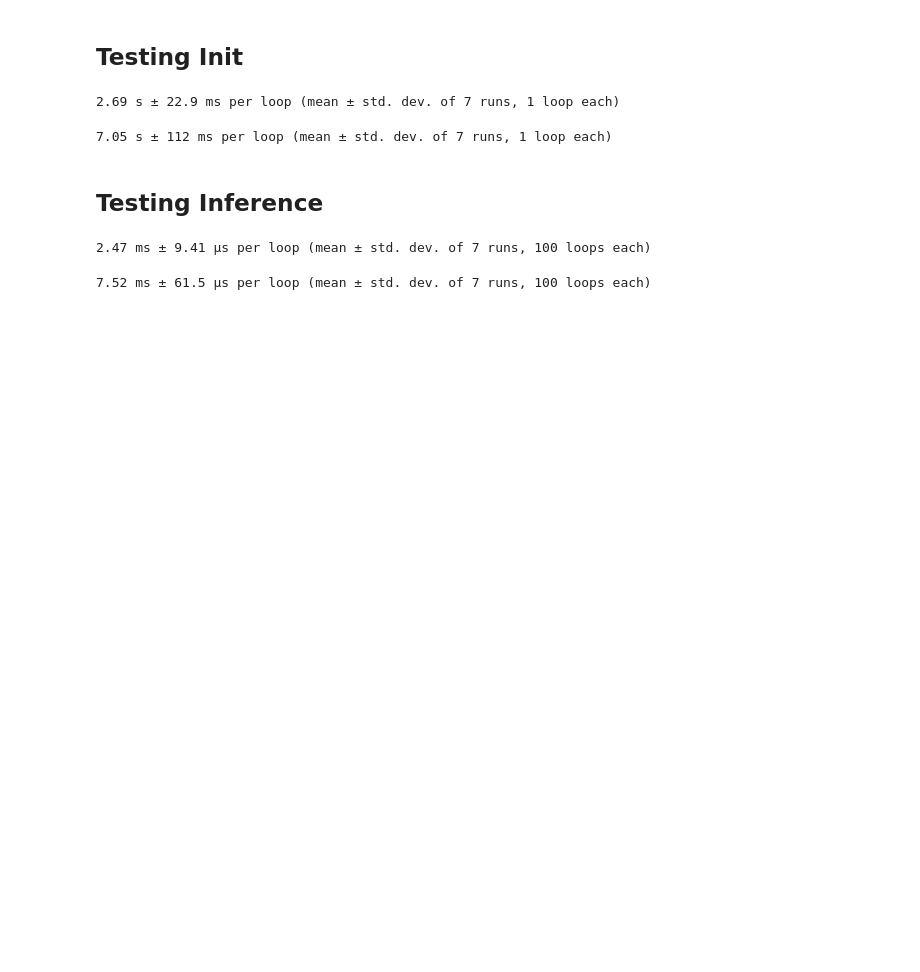
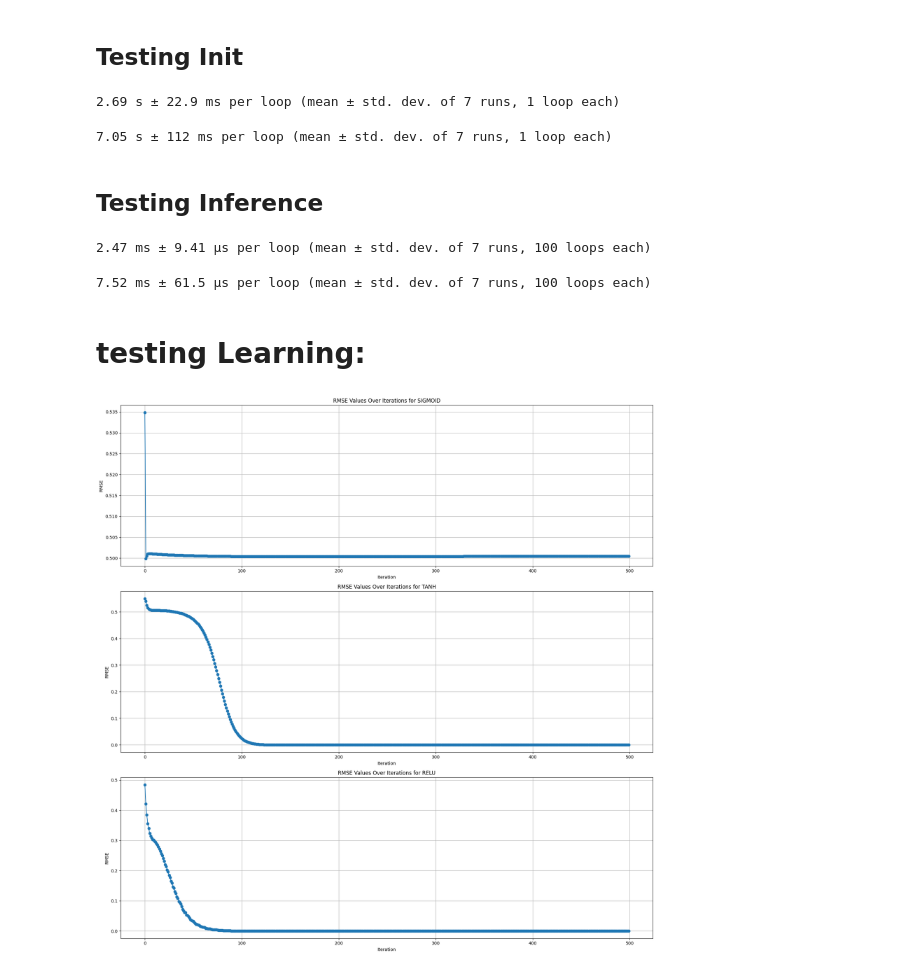
Before and after one commit to viraj-cz/predictive-coding, a Jupyter notebook: scripts/func_tester.ipynb, the cells around one changed output. Cells and saved outputs as stored; diff of their text form; code cells hidden in the pictures; blank space fills up the shorter version.

Commit message:
pytorch done + sigmoid exp started

```diff
--- a/scripts/func_tester.ipynb
+++ b/scripts/func_tester.ipynb
@@ -171,3 +171,5 @@ _, _ = torch_infer.infer(x,w,b,parameters)
 torch_infer.infer(x,w,b,parameters)
 # %% [output]
 7.52 ms ± 61.5 µs per loop (mean ± std. dev. of 7 runs, 100 loops each)
+# %% [markdown]
+# testing Learning:
@@ -173,0 +179,16 @@ torch_infer.infer(x,w,b,parameters)
+# %%
+parameters = {
+    "itr":100, #this is the number of iterations
+    "l_rate":0.2, #this is the learning rate
+    "epochs":500, #this is the total number of epochs
+    "beta":0.2, #[TODO]
+    "act_type": "RELU",
+    "alpha": 1, #hyperparam for sigmoid activation
+    "neurons": [2,3,1], #this basically says two nodes for input, 5 in hidden and 1 for the output
+    "variance": [1,1,10] #this defines varaince for each layer, 1 for all layers but 10 for last, why though? [TODO]
+}
+parameters["n_layers"] = (len(parameters["neurons"]) ) #basically how many layers we have + 1
+# %%
+in_data = np.array([[0,0],[0,1],[1,0],[1,1]])
+out_data = np.array([1,0,0,1])
+w,b = np_init.initializer(parameters["neurons"], "xavier")
@@ -173,0 +198,33 @@ torch_infer.infer(x,w,b,parameters)
+# %%
+activations = ["SIGMOID", "TANH", "RELU"]
+err_arrs = [None] * len(activations)
+
+fig, axs = plt.subplots(len(activations), 1, figsize=(18, 18))
+
+for j in range(len(activations)):
+  err_arr = []
+  parameters["act_type"] = activations[j]
+  if (activations[j] == "TANH") or (activations[j] == "SIGMOID"):
+    w, b = np_init.initializer(parameters["neurons"], "xavier")
+  if (activations[j] == "RELU"):
+    w, b = np_init.initializer(parameters["neurons"], "he")
+  for i in range(500):
+    np_learn.learn(in_data,out_data, w ,b, parameters)
+    predicted = []
+    for data in in_data:
+        pred = np_forward.predict(np.array(data), w, b, parameters["n_layers"],parameters["act_type"],parameters["alpha"])
+        predicted.append(pred)
+
+    predicted = np.array(predicted)
+    rmse = np_loss.RMS_error(out_data, predicted)
+    err_arr.append(rmse)
+  err_arrs[j] = err_arr
+  axs[j].plot(err_arrs[j], marker='o', linestyle='-')
+  axs[j].set_title(f'RMSE Values Over Iterations for {activations[j]}')
+  axs[j].set_xlabel('Iteration')
+  axs[j].set_ylabel('RMSE')
+  axs[j].grid(True)
+plt.tight_layout()
+plt.show()
+# %% [output]
+[figure, added]
```
Also changed, not shown: parts of 4 cells of this notebook, 5 other files.
